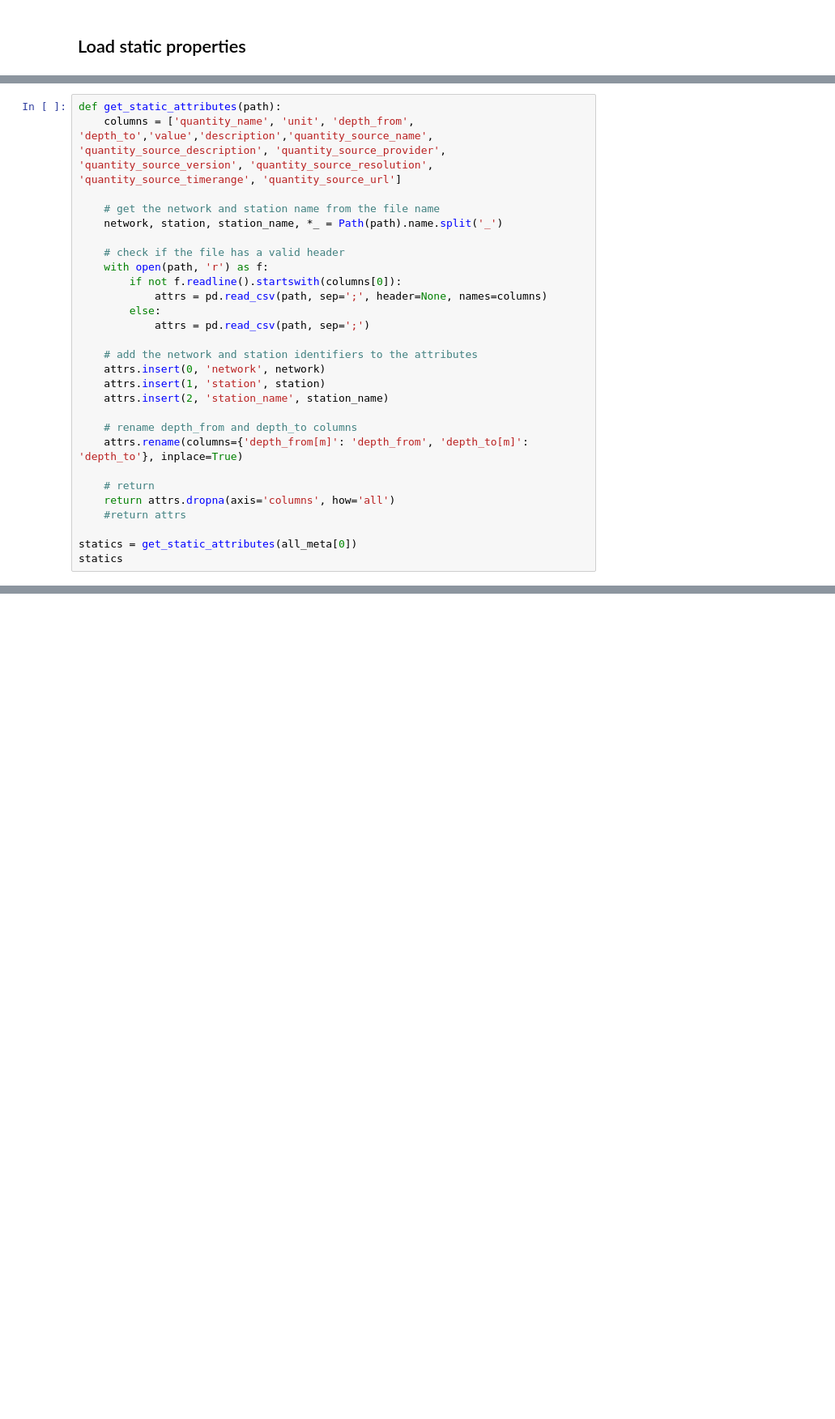
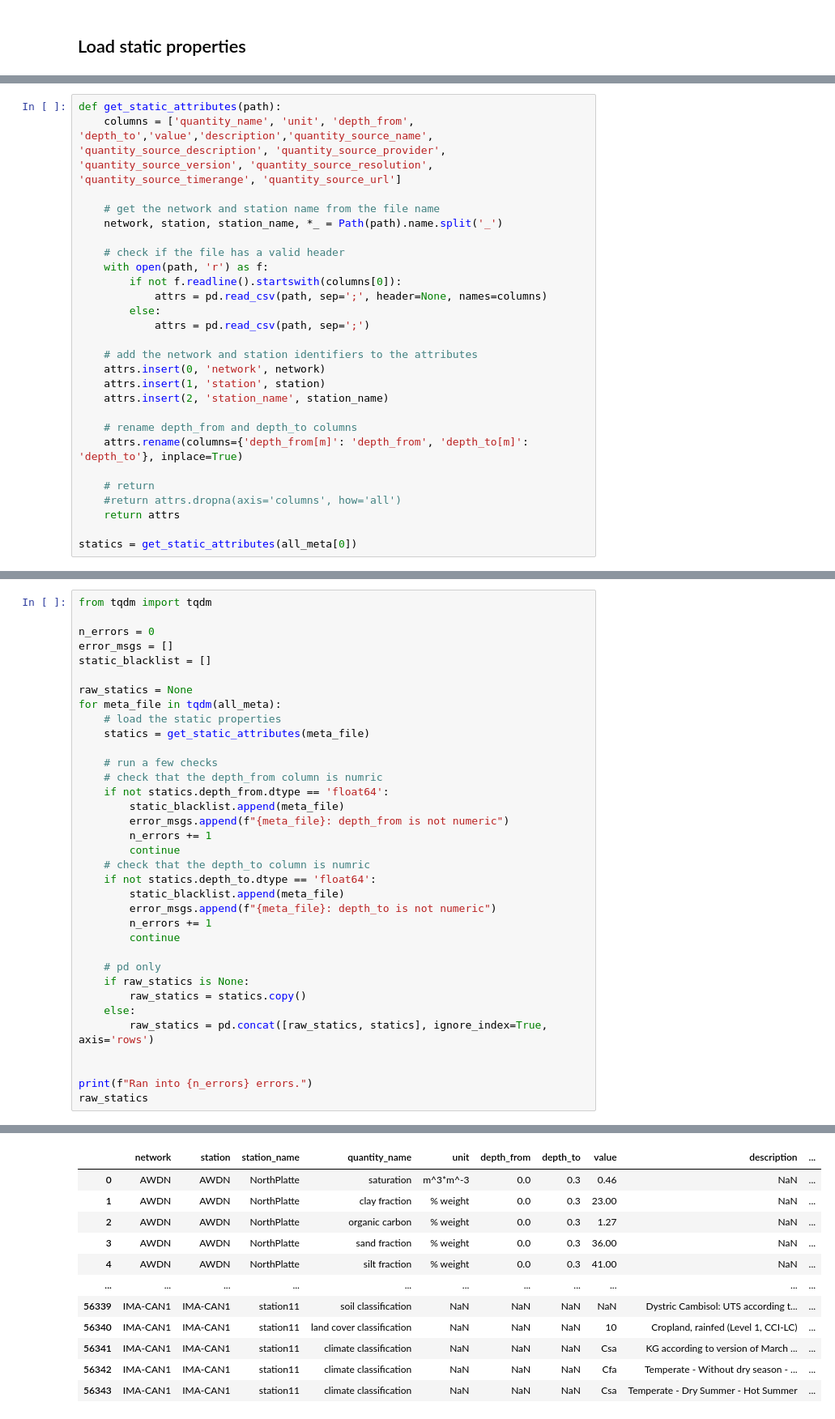
Before and after one commit to mmaelicke/stable_ranks, a Jupyter notebook: src/ismn_loader.ipynb, the cells around one changed output, grey strips where cells are left out. Shown at 81% size. Drawn from its saved outputs; the diff is of its cells as text; blank space fills up the shorter version.

```diff
--- a/src/ismn_loader.ipynb
+++ b/src/ismn_loader.ipynb
@@ -146,8 +160,7 @@ def get_static_attributes(path):
     attrs.rename(columns={'depth_from[m]': 'depth_from', 'depth_to[m]': 'depth_to'}, inplace=True)
 
     # return
-    return attrs.dropna(axis='columns', how='all')
-    #return attrs
+    #return attrs.dropna(axis='columns', how='all')
+    return attrs
 
 statics = get_static_attributes(all_meta[0])
-statics
@@ -250,0 +167,36 @@ raw_statics
+# %%
+from tqdm import tqdm
+
+n_errors = 0
+error_msgs = []
+static_blacklist = []
+
+raw_statics = None
+for meta_file in tqdm(all_meta):
+    # load the static properties
+    statics = get_static_attributes(meta_file)
+
+    # run a few checks
+    # check that the depth_from column is numric
+    if not statics.depth_from.dtype == 'float64':
+        static_blacklist.append(meta_file)
+        error_msgs.append(f"{meta_file}: depth_from is not numeric")
+        n_errors += 1
+        continue
+    # check that the depth_to column is numric
+    if not statics.depth_to.dtype == 'float64':
+        static_blacklist.append(meta_file)
+        error_msgs.append(f"{meta_file}: depth_to is not numeric")
+        n_errors += 1
+        continue
+
+    # pd only
+    if raw_statics is None:
+        raw_statics = statics.copy()
+    else:
+        raw_statics = pd.concat([raw_statics, statics], ignore_index=True, axis='rows')
+
+
+print(f"Ran into {n_errors} errors.")
+raw_statics
+# %% [output]
@@ -250,0 +204,12 @@ raw_statics
+|  | network | station | station_name | quantity_name | unit | depth_from | depth_to | value | description | ... |
+| 0 | AWDN | AWDN | NorthPlatte | saturation | m^3*m^-3 | 0.0 | 0.3 | 0.46 | NaN | ... |
+| 1 | AWDN | AWDN | NorthPlatte | clay fraction | % weight | 0.0 | 0.3 | 23.00 | NaN | ... |
+| 2 | AWDN | AWDN | NorthPlatte | organic carbon | % weight | 0.0 | 0.3 | 1.27 | NaN | ... |
+| 3 | AWDN | AWDN | NorthPlatte | sand fraction | % weight | 0.0 | 0.3 | 36.00 | NaN | ... |
+| 4 | AWDN | AWDN | NorthPlatte | silt fraction | % weight | 0.0 | 0.3 | 41.00 | NaN | ... |
+| ... | ... | ... | ... | ... | ... | ... | ... | ... | ... | ... |
+| 56339 | IMA-CAN1 | IMA-CAN1 | station11 | soil classification | NaN | NaN | NaN | NaN | Dystric Cambisol: UTS according t... | ... |
+| 56340 | IMA-CAN1 | IMA-CAN1 | station11 | land cover classification | NaN | NaN | NaN | 10 | Cropland, rainfed (Level 1, CCI-LC) | ... |
+| 56341 | IMA-CAN1 | IMA-CAN1 | station11 | climate classification | NaN | NaN | NaN | Csa | KG according to version of March ... | ... |
+| 56342 | IMA-CAN1 | IMA-CAN1 | station11 | climate classification | NaN | NaN | NaN | Cfa | Temperate - Without dry season - ... | ... |
+| 56343 | IMA-CAN1 | IMA-CAN1 | station11 | climate classification | NaN | NaN | NaN | Csa | Temperate - Dry Summer - Hot Summer | ... |
```
Also changed, not shown: parts of 38 cells of this notebook.
